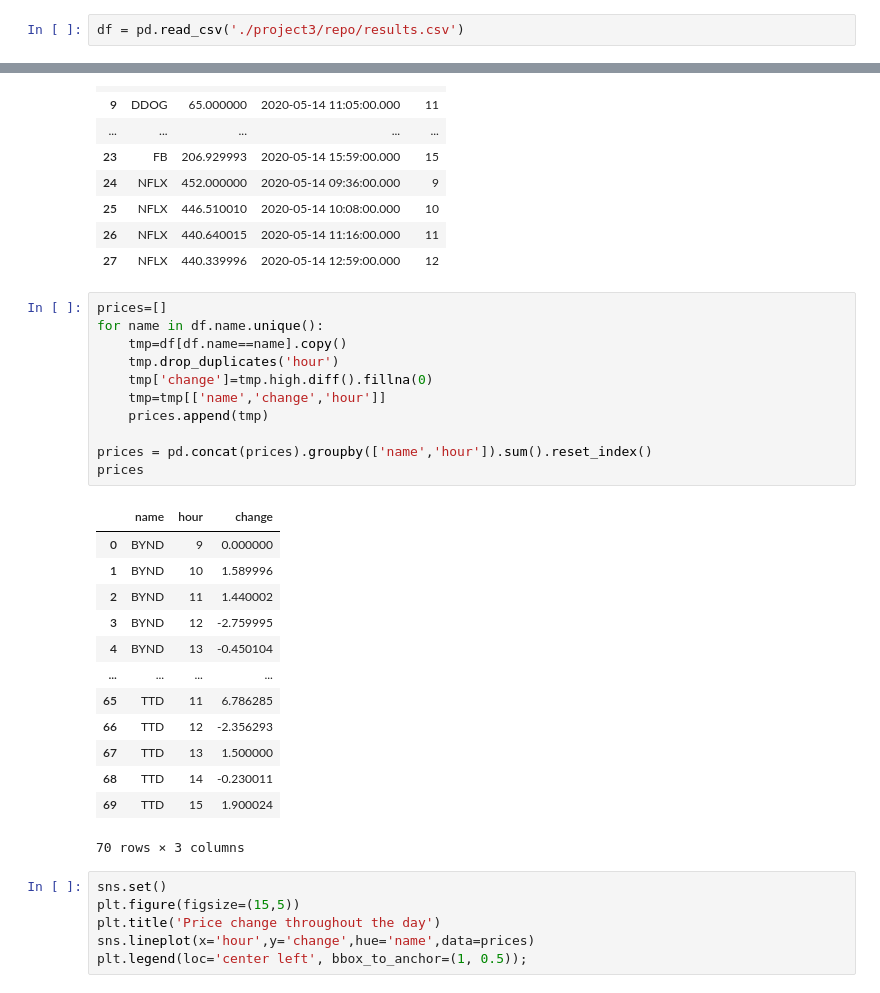
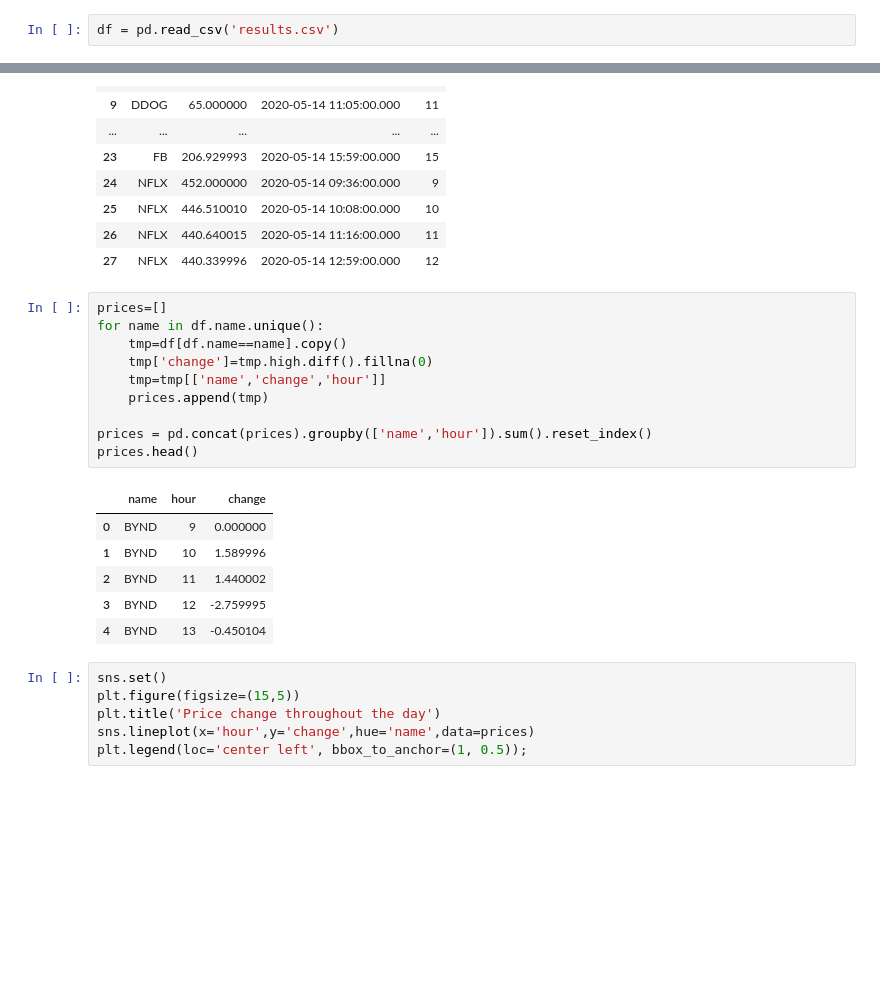
Before and after one commit to anatole72/Finance_Data_Streamer, a Jupyter notebook: Analysis.ipynb, the cells around one changed output, grey strips where cells are left out. Cells and saved outputs as stored; diff of their text form; blank space fills up the shorter version.

```diff
--- a/Analysis.ipynb
+++ b/Analysis.ipynb
@@ -3,7 +3,7 @@ import pandas as pd;
 import matplotlib.pyplot as plt;
 import seaborn as sns;
 # %%
-df = pd.read_csv('./project3/repo/results.csv')
+df = pd.read_csv('results.csv')
 # %%
 #for some hours,there are multiple minutes with "highest" price
 df =df.drop_duplicates(subset=['name','hour'])
@@ -29,28 +29,20 @@ df.head(25)
 # %%
 prices=[]
 for name in df.name.unique():
     tmp=df[df.name==name].copy()
-    tmp.drop_duplicates('hour')
     tmp['change']=tmp.high.diff().fillna(0)
     tmp=tmp[['name','change','hour']]
     prices.append(tmp)
 
 prices = pd.concat(prices).groupby(['name','hour']).sum().reset_index()
-prices
+prices.head()
 # %% [output]
 |  | name | hour | change |
 | 0 | BYND | 9 | 0.000000 |
 | 1 | BYND | 10 | 1.589996 |
 | 2 | BYND | 11 | 1.440002 |
 | 3 | BYND | 12 | -2.759995 |
 | 4 | BYND | 13 | -0.450104 |
-| ... | ... | ... | ... |
-| 65 | TTD | 11 | 6.786285 |
-| 66 | TTD | 12 | -2.356293 |
-| 67 | TTD | 13 | 1.500000 |
-| 68 | TTD | 14 | -0.230011 |
-| 69 | TTD | 15 | 1.900024 |
-70 rows × 3 columns
 # %%
 sns.set()
 plt.figure(figsize=(15,5))
```
